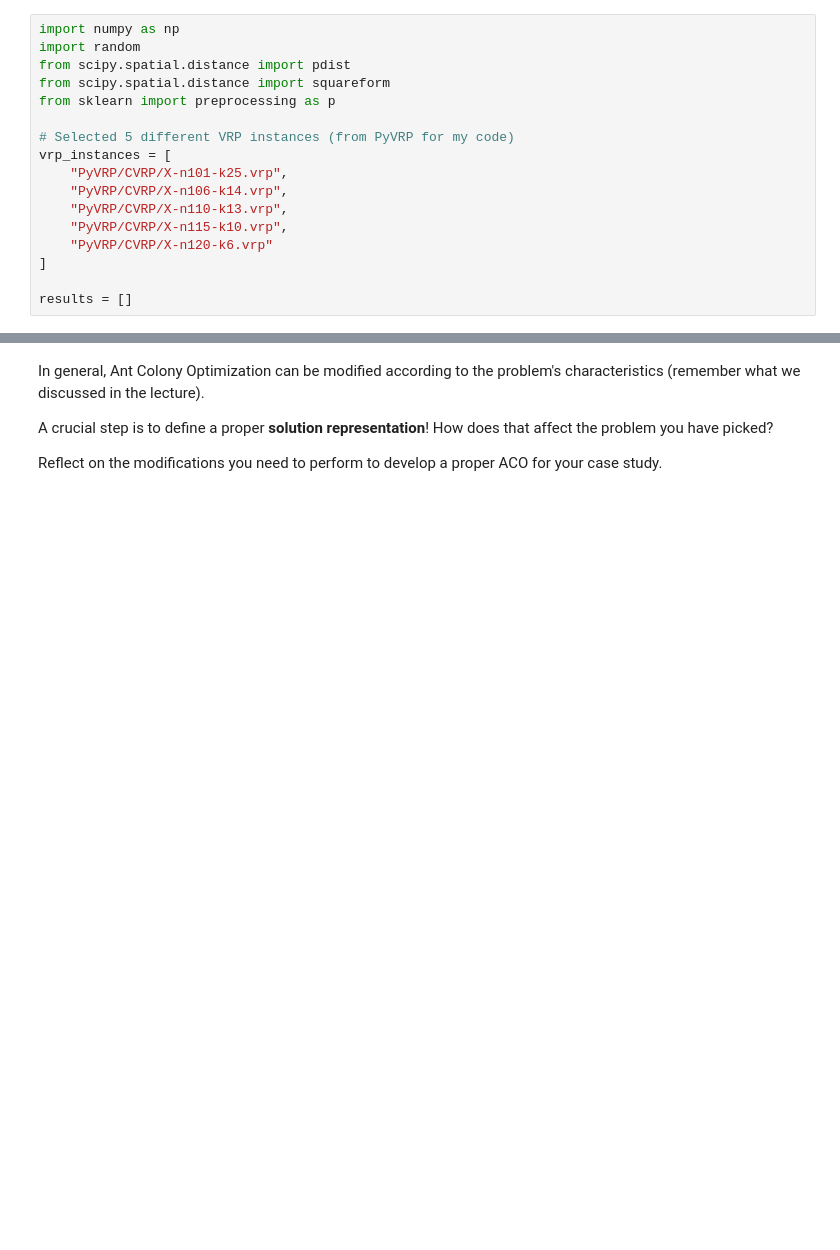
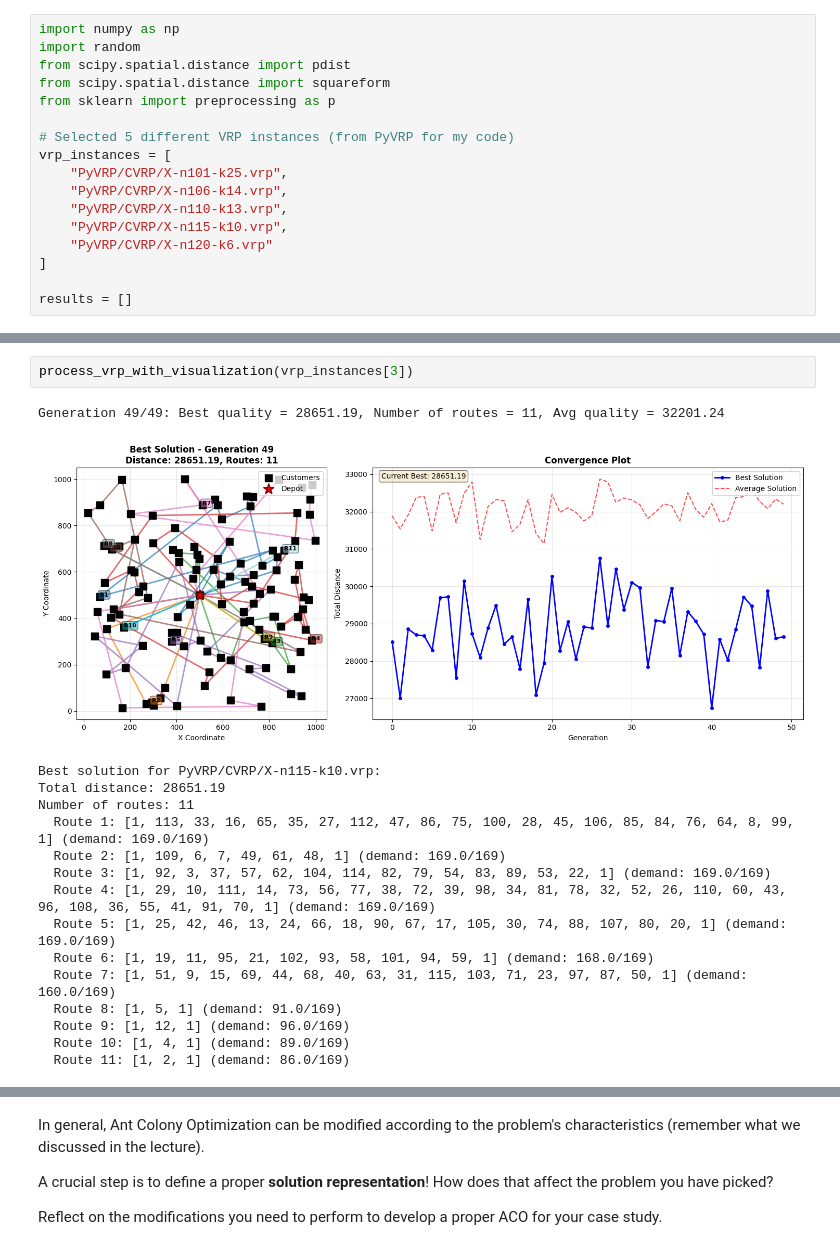
Before and after one commit to punnoose-1620/ant-colony-seminar-3, a Jupyter notebook: Ant_Colony_Optimization_(SOTA_2025).ipynb, the cells around one changed output, grey strips where cells are left out. Saved outputs shown, nothing was run; the diff lists cells and outputs as text; blank space fills up the shorter version.

```diff
--- a/Ant_Colony_Optimization_(SOTA_2025).ipynb
+++ b/Ant_Colony_Optimization_(SOTA_2025).ipynb
@@ -1582,0 +1636,19 @@ PyVRP/CVRP/X-n120-k6.vrp: Distance = 27181.05, Routes = 6
+# %%
+process_vrp_with_visualization(vrp_instances[3])
+# %% [output]
+Generation 49/49: Best quality = 28651.19, Number of routes = 11, Avg quality = 32201.24
+[figure, added]
+Best solution for PyVRP/CVRP/X-n115-k10.vrp:
+Total distance: 28651.19
+Number of routes: 11
+  Route 1: [1, 113, 33, 16, 65, 35, 27, 112, 47, 86, 75, 100, 28, 45, 106, 85, 84, 76, 64, 8, 99, 1] (demand: 169.0/169)
+  Route 2: [1, 109, 6, 7, 49, 61, 48, 1] (demand: 169.0/169)
+  Route 3: [1, 92, 3, 37, 57, 62, 104, 114, 82, 79, 54, 83, 89, 53, 22, 1] (demand: 169.0/169)
+  Route 4: [1, 29, 10, 111, 14, 73, 56, 77, 38, 72, 39, 98, 34, 81, 78, 32, 52, 26, 110, 60, 43, 96, 108, 36, 55, 41, 91, 70, 1] (demand: 169.0/169)
+  Route 5: [1, 25, 42, 46, 13, 24, 66, 18, 90, 67, 17, 105, 30, 74, 88, 107, 80, 20, 1] (demand: 169.0/169)
+  Route 6: [1, 19, 11, 95, 21, 102, 93, 58, 101, 94, 59, 1] (demand: 168.0/169)
+  Route 7: [1, 51, 9, 15, 69, 44, 68, 40, 63, 31, 115, 103, 71, 23, 97, 87, 50, 1] (demand: 160.0/169)
+  Route 8: [1, 5, 1] (demand: 91.0/169)
+  Route 9: [1, 12, 1] (demand: 96.0/169)
+  Route 10: [1, 4, 1] (demand: 89.0/169)
+  Route 11: [1, 2, 1] (demand: 86.0/169)
```
Also changed, not shown: parts of 7 cells of this notebook, 1 other file.
